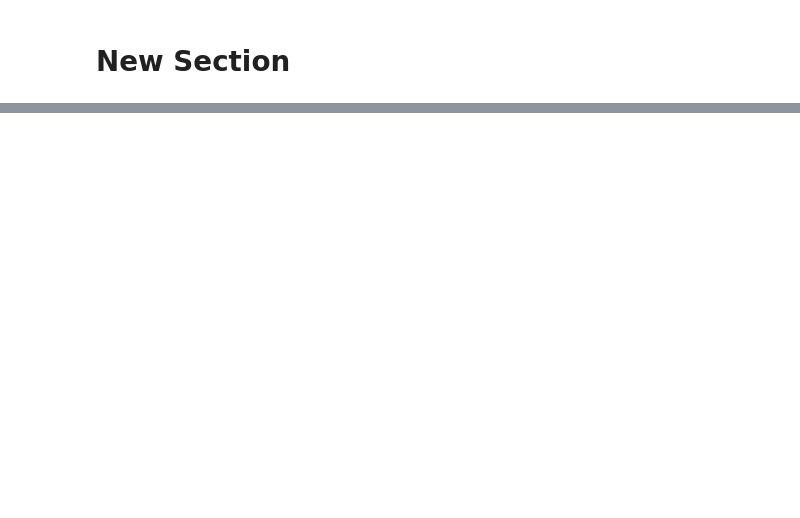
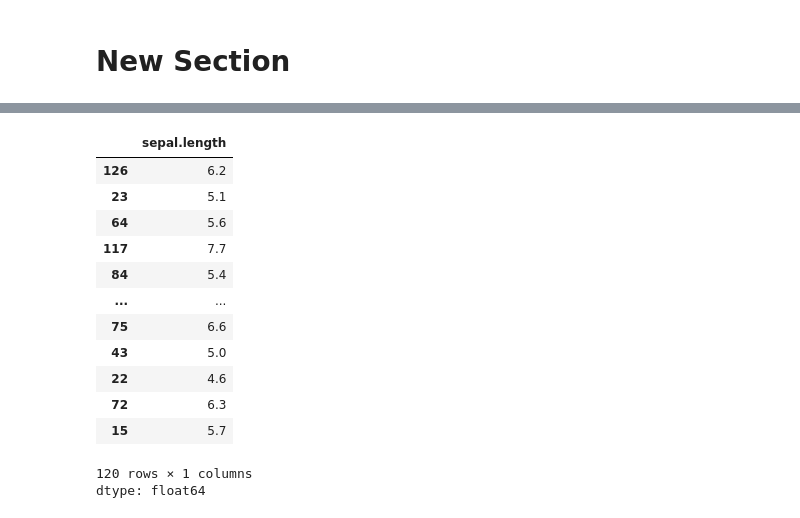
Before and after one commit to Kokila412/ML_internship, a Jupyter notebook: basicml.ipynb, the cells around one changed output, grey strips where cells are left out. Cells and saved outputs as stored; diff of their text form; code cells hidden in the pictures; blank space fills up the shorter version.

```diff
--- a/basicml.ipynb
+++ b/basicml.ipynb
@@ -79,3 +63,20 @@ X_train
+# %%
+y_train
+# %% [output]
+|  | sepal.length |
+| 126 | 6.2 |
+| 23 | 5.1 |
+| 64 | 5.6 |
+| 117 | 7.7 |
+| 84 | 5.4 |
+| ... | ... |
+| 75 | 6.6 |
+| 43 | 5.0 |
+| 22 | 4.6 |
+| 72 | 6.3 |
+| 15 | 5.7 |
+120 rows × 1 columns
+dtype: float64
 # %%
 from sklearn.linear_model import LinearRegression
 lr=LinearRegression()
```
Also changed, not shown: parts of 6 cells of this notebook.
